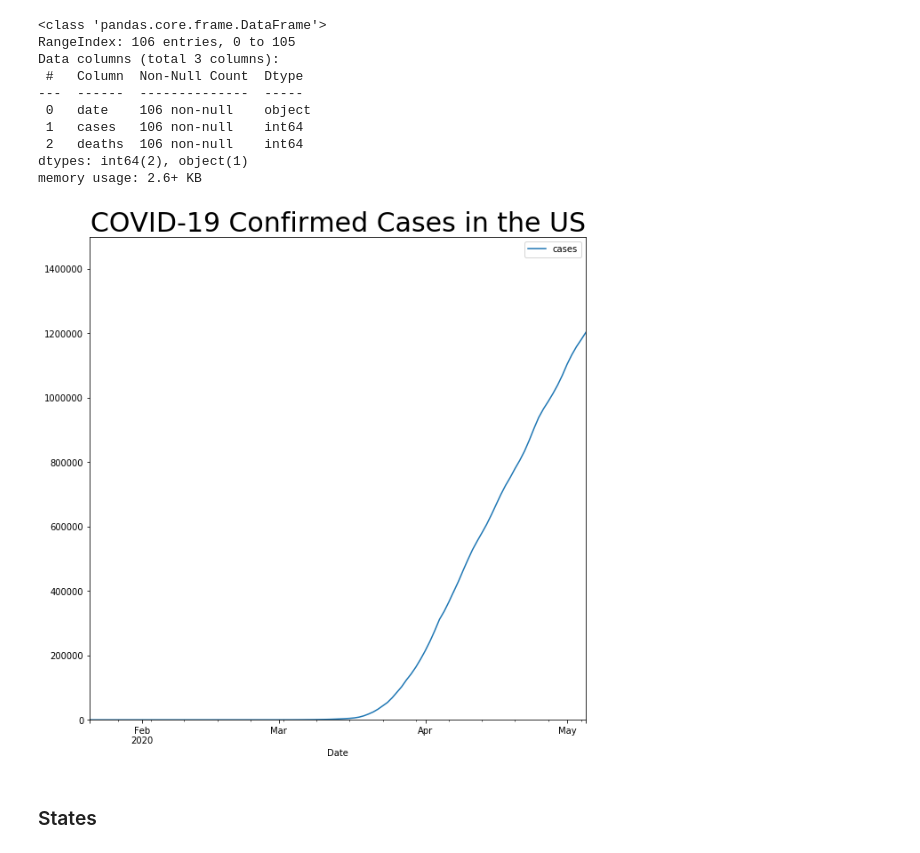
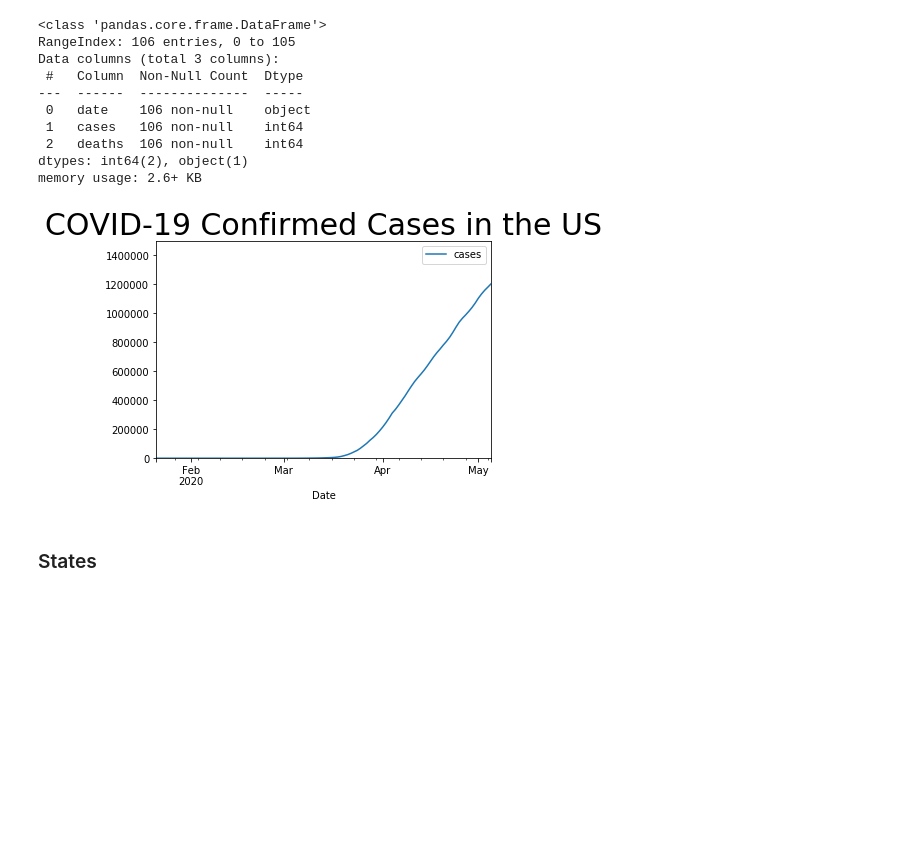
Before and after one commit to katkim0307/COVID-19_Response_Comparison, a Jupyter notebook: us_cov19_data.ipynb, the cells around one changed output. Saved outputs shown, nothing was run; the diff lists cells and outputs as text; code cells hidden in the pictures; blank space fills up the shorter version.

```diff
--- a/us_cov19_data.ipynb
+++ b/us_cov19_data.ipynb
@@ -77,18 +77,17 @@ nytimes_us_df['date']=pd.to_datetime(nytimes_us_df['date'])
 # %%
 nytimes_us_df.plot(
     x='date',
     y='cases',
     kind='line',
-    figsize=(10,10),
     ylim=(0, 1500000),
 );
 
 plt.title('COVID-19 Confirmed Cases in the US', fontdict={'size': 30})
 plt.xlabel('Date')
 #plt.ylabel('Cases in Millions')
 plt.show();
 # %% [output]
-[figure, old version]
+[figure, new version]
 # %% [markdown]
 ### States
 # %%
```
Also changed, not shown: parts of 15 cells of this notebook.
